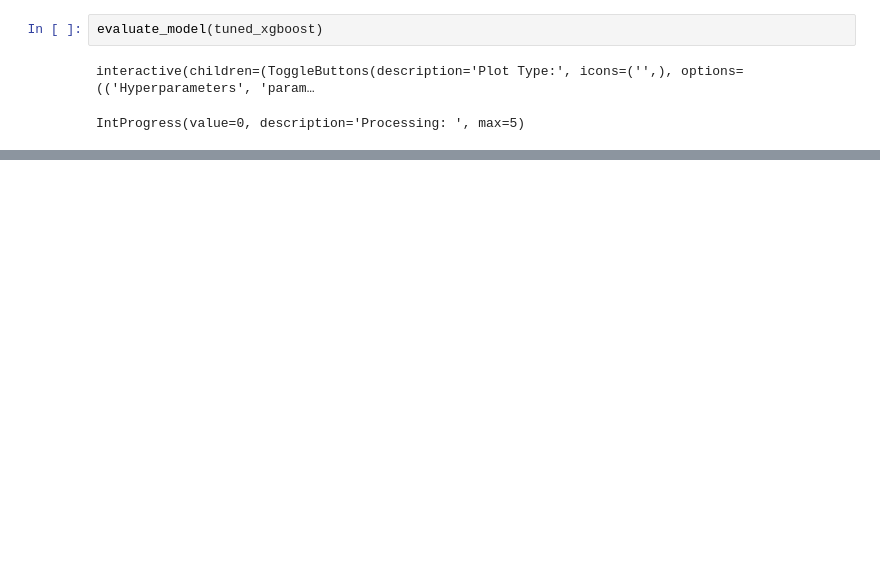
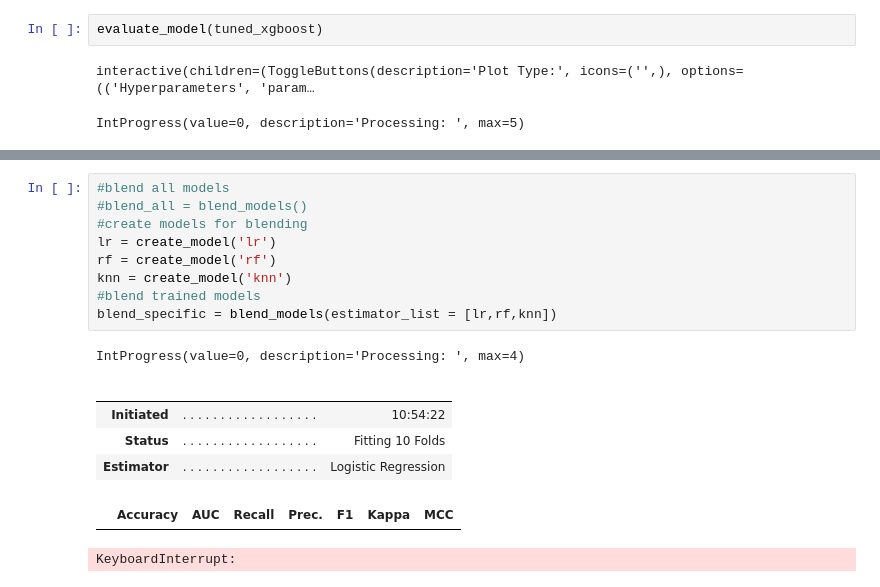
Before and after one commit to montgoz007/bugs-caret, a Jupyter notebook: pathway_classify.ipynb, the cells around one changed output, grey strips where cells are left out. Drawn from its saved outputs; the diff is of its cells as text; blank space fills up the shorter version.

```diff
--- a/pathway_classify.ipynb
+++ b/pathway_classify.ipynb
@@ -495,0 +552,18 @@ IntProgress(value=0, description='Processing: ', max=5)
+# %%
+#blend all models
+#blend_all = blend_models()
+#create models for blending
+lr = create_model('lr')
+rf = create_model('rf')
+knn = create_model('knn')
+#blend trained models
+blend_specific = blend_models(estimator_list = [lr,rf,knn])
+# %% [output]
+IntProgress(value=0, description='Processing: ', max=4)
+|  |  |  |
+|  |  |  |
+| Initiated | . . . . . . . . . . . . . . . . . . | 10:54:22 |
+| Status | . . . . . . . . . . . . . . . . . . | Fitting 10 Folds |
+| Estimator | . . . . . . . . . . . . . . . . . . | Logistic Regression |
+|  | Accuracy | AUC | Recall | Prec. | F1 | Kappa | MCC |
+KeyboardInterrupt:
```
Also changed, not shown: parts of 11 cells of this notebook, 4 other files.
